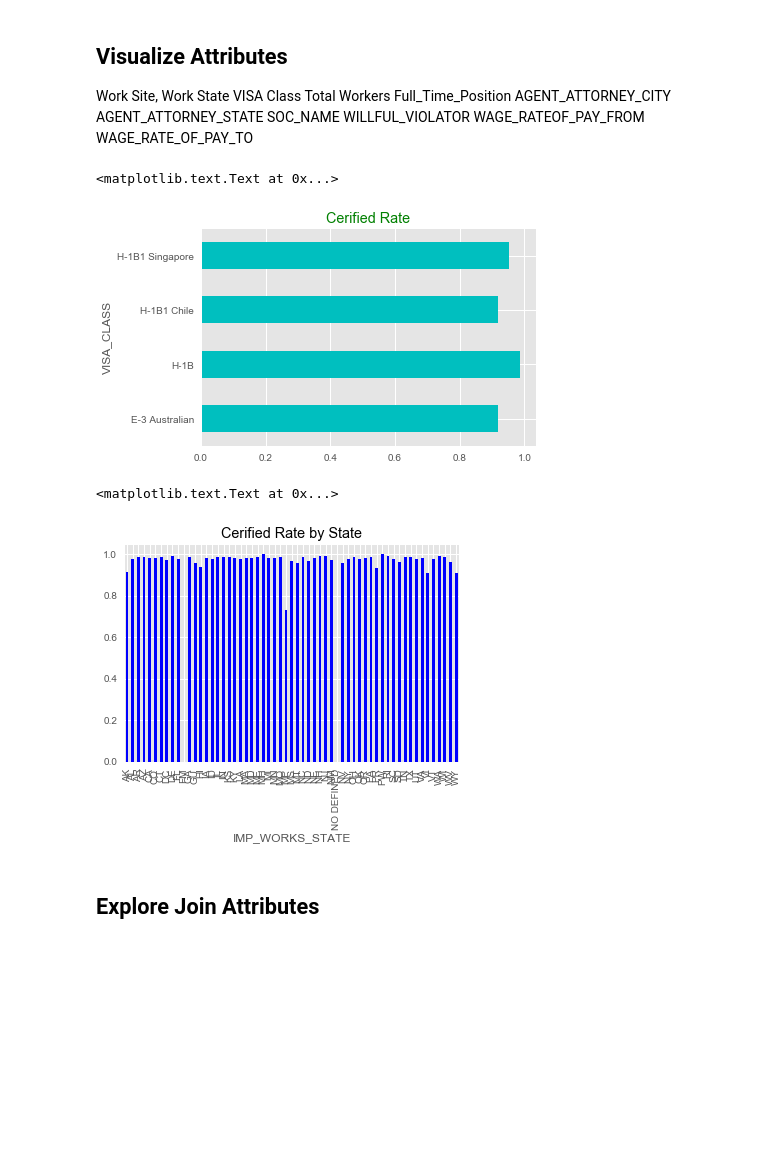
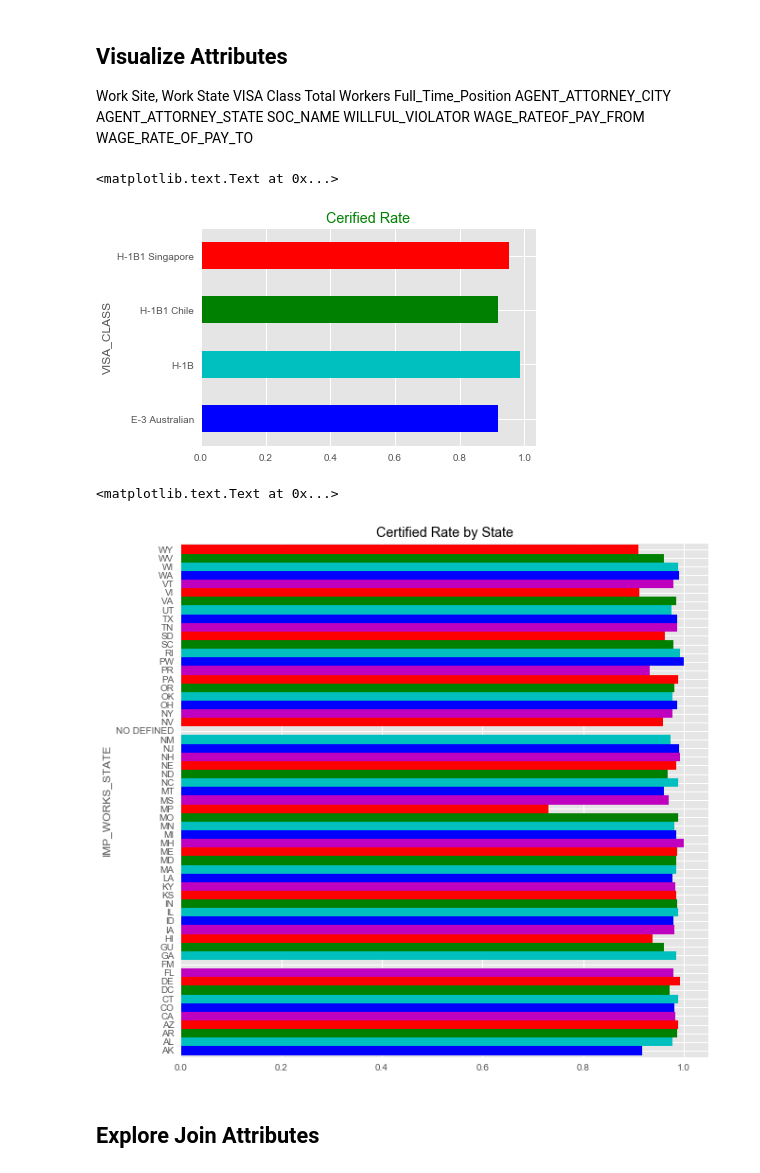
Before and after one commit to adelial/DM_TeamProject, a Jupyter notebook: H1Visa_TeamProject.ipynb, the cells around one changed output. Saved outputs shown, nothing was run; the diff lists cells and outputs as text; code cells hidden in the pictures; blank space fills up the shorter version.

```diff
--- a/H1Visa_TeamProject.ipynb
+++ b/H1Visa_TeamProject.ipynb
@@ -379,24 +378,31 @@ warnings.simplefilter('ignore', DeprecationWarning)
 # Plotting grouped information displayed above
 plt.style.use('ggplot')
 
-certified_rate = H1Visa_df_grouped.CERTIFIED.sum() / H1Visa_df_grouped.CERTIFIED.count()
+certified_rate = (H1Visa_df_grouped.CERTIFIED.sum() / H1Visa_df_grouped.CERTIFIED.count())
 
-ax = certified_rate.plot(kind='barh', color='C')
+colors = list(islice(cycle(['b','c','g','r']), None, len(cert_state_rate)))
+
+ax = certified_rate.plot(kind='barh', color=colors)
 ax.set_title('Cerified Rate', color='G')
 # %% [output]
 <matplotlib.text.Text at 0x...>
-[figure, old version]
+[figure, new version]
 # %%
+#for Color Cycling in visualizations
+from itertools import cycle, islice
+
 # Plotting grouped information displayed above
 plt.style.use('ggplot')
 
-cert_state_rate = H1VisaState_df_grouped.CERTIFIED.sum() / H1VisaState_df_grouped.CERTIFIED.count()
+cert_soc_rate = H1SOC_df_grouped.CERTIFIED.sum() / H1SOCe_df_grouped.CERTIFIED.count()
 
-ax = cert_state_rate.plot(kind='bar', color='B')
-ax.set_title('Cerified Rate by State', color='K')
+colors = list(islice(cycle(['b','c','g','r','m']), None, len(cert_state_rate)))
+
+ax = cert_state_rate.plot(kind='barh', color=colors, figsize=(10,10),width=1)
+ax.set_title('Certified Rate by State', color='K')
 # %% [output]
 <matplotlib.text.Text at 0x...>
-[figure, old version]
+[figure, new version]
 # %% [markdown]
 ## Explore Join Attributes
 # %% [markdown]
```
Also changed, not shown: parts of 2 cells of this notebook.
